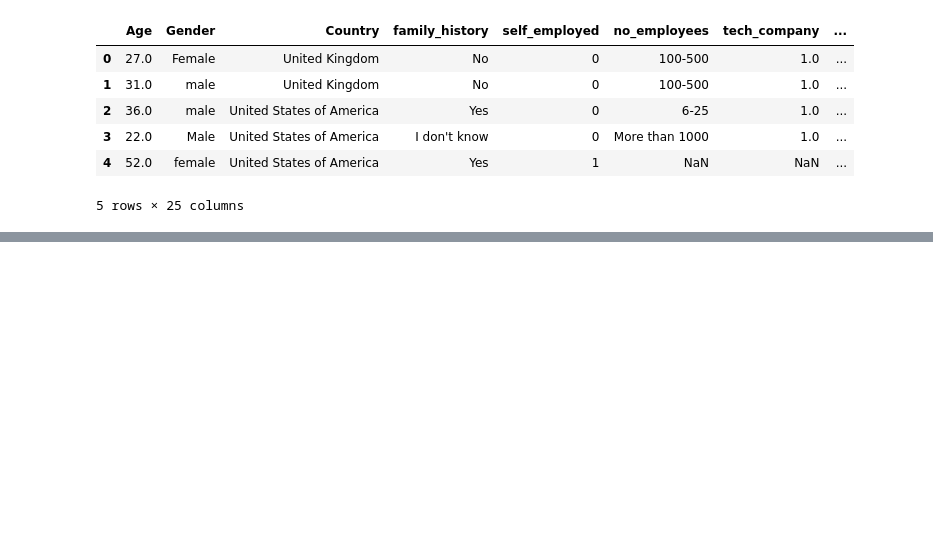
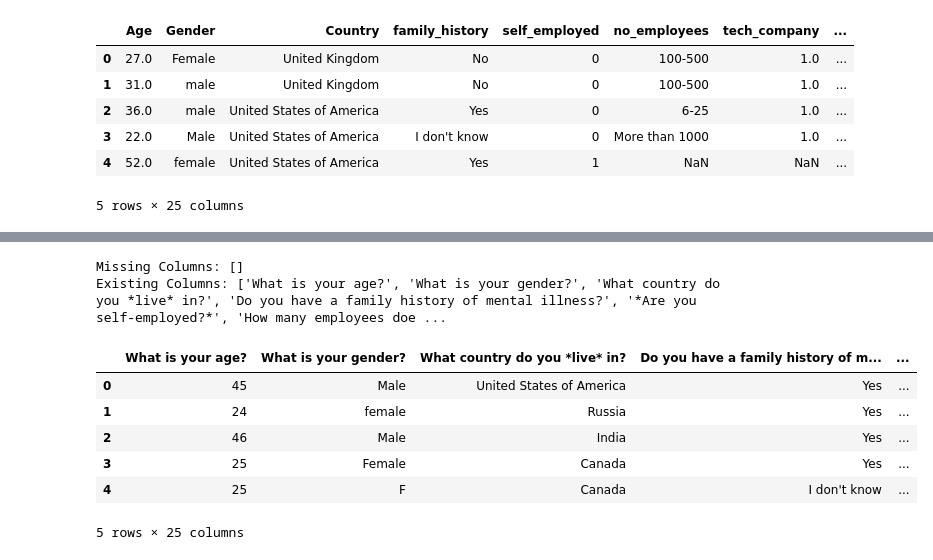
Before and after one commit to JH-Y-324/first-repository, a Jupyter notebook: surveys.ipynb, the cells around one changed output, grey strips where cells are left out. Cells and saved outputs as stored; diff of their text form; code cells hidden in the pictures; blank space fills up the shorter version.

```diff
--- a/surveys.ipynb
+++ b/surveys.ipynb
@@ -349,0 +400,26 @@ files.download('df_combined.csv')
+# %%
+# df2020 열 이름에서 HTML 태그 제거
+df2020.columns = [remove_html_tags(col) for col in df2020.columns]
+
+# 2. rename_2020의 키와 df2020.columns 비교
+missing_columns = [col for col in rename_2020.keys() if col not in df2020.columns]
+existing_columns = [col for col in rename_2020.keys() if col in df2020.columns]
+
+# 3. 출력
+print("Missing Columns:", missing_columns)
+print("Existing Columns:", existing_columns)
+# %% [output]
+Missing Columns: []
+Existing Columns: ['What is your age?', 'What is your gender?', 'What country do you *live* in?', 'Do you have a family history of mental illness?', '*Are you self-employed?*', 'How many employees doe ...
+# %%
+df2020_filtered = df2020[existing_columns]
+
+df2020_filtered.head()
+# %% [output]
+|  | What is your age? | What is your gender? | What country do you *live* in? | Do you have a family history of m... | ... |
+| 0 | 45 | Male | United States of America | Yes | ... |
+| 1 | 24 | female | Russia | Yes | ... |
+| 2 | 46 | Male | India | Yes | ... |
+| 3 | 25 | Female | Canada | Yes | ... |
+| 4 | 25 | F | Canada | I don't know | ... |
+5 rows × 25 columns
```
Also changed, not shown: parts of 17 cells of this notebook.
